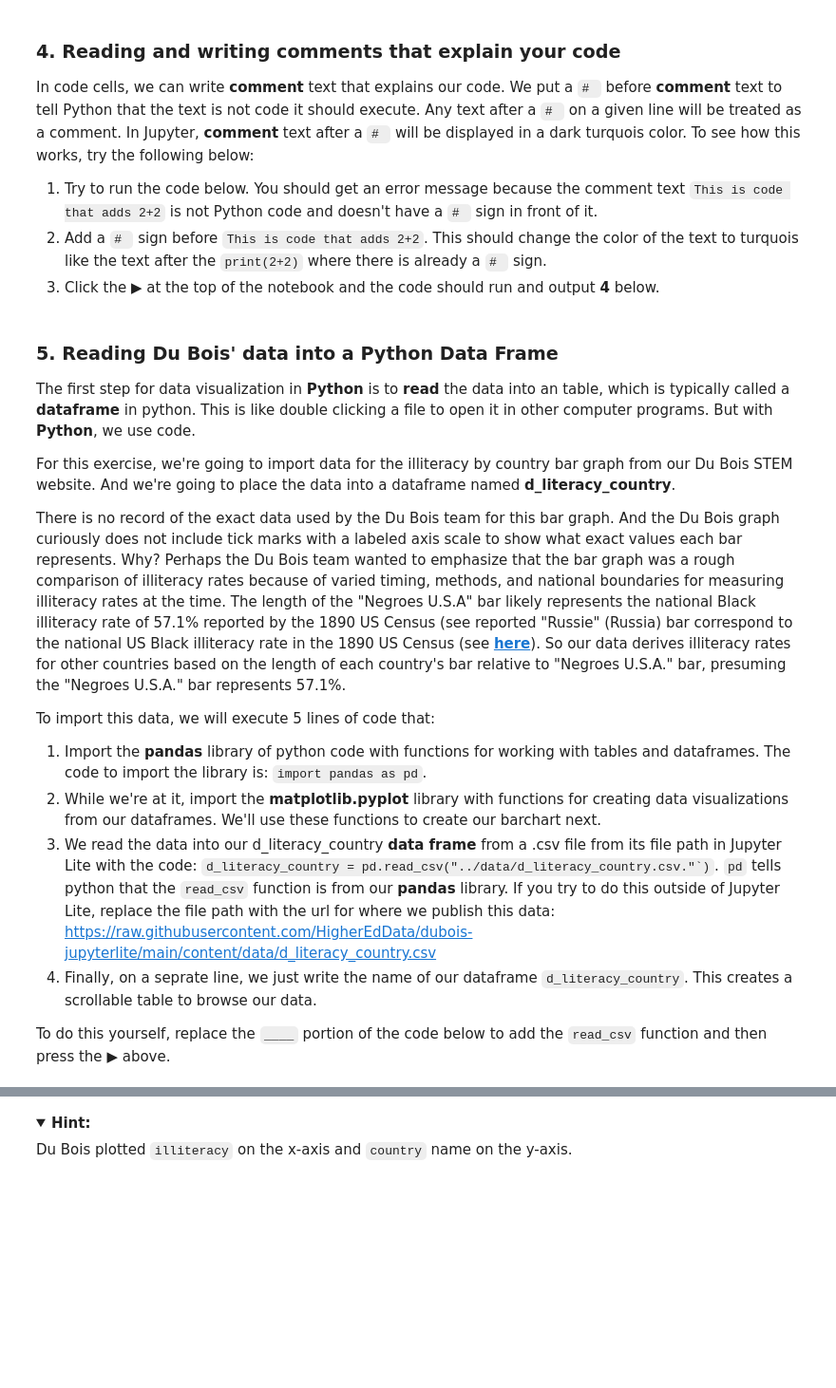
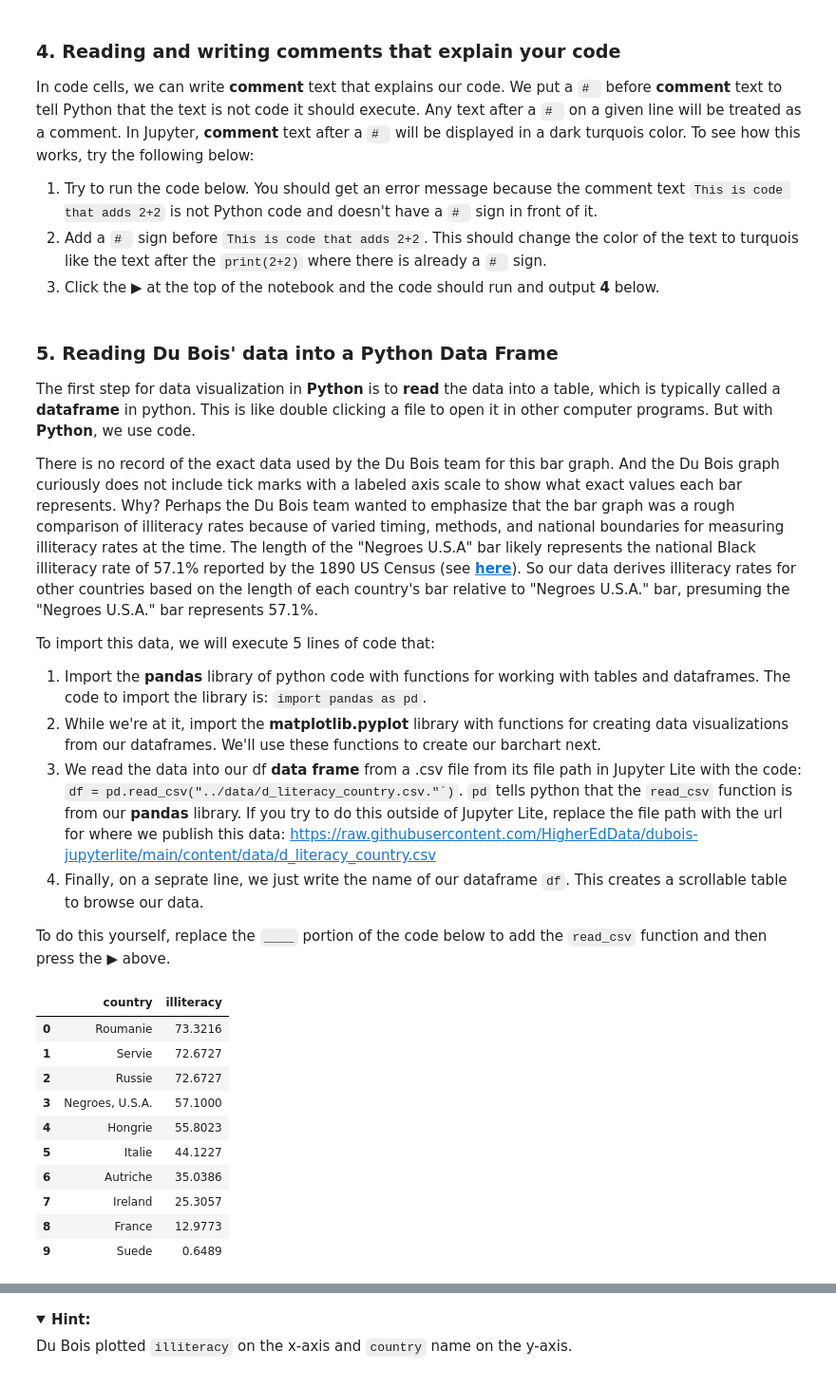
Before and after one commit to HigherEdData/dubois-jupyterlite, a Jupyter notebook: content/notebooks/py_literacy_biodiversity_bar.ipynb, the cells around one changed output, grey strips where cells are left out. Shown at 95% size. Cells and saved outputs as stored; diff of their text form; code cells hidden in the pictures; folded sections open; blank space fills up the shorter version.

````diff
--- a/content/notebooks/py_literacy_biodiversity_bar.ipynb
+++ b/content/notebooks/py_literacy_biodiversity_bar.ipynb
@@ -89,17 +98,15 @@ print(2+2) # the result of 2 +2 should be 4
 # %% [markdown]
 ### 5. Reading Du Bois' data into a Python Data Frame
 
-The first step for data visualization in **Python** is to **read** the data into an table, which is typically called a **dataframe** in python. This is like double clicking a file to open it in other computer programs. But with **Python**, we use code.
+The first step for data visualization in **Python** is to **read** the data into a table, which is typically called a **dataframe** in python. This is like double clicking a file to open it in other computer programs. But with **Python**, we use code.
 
-For this exercise, we're going to import data for the illiteracy by country bar graph from our Du Bois STEM website. And we're going to place the data into a dataframe named **d_literacy_country**.
-
-There is no record of the exact data used by the Du Bois team for this bar graph. And the Du Bois graph curiously does not include tick marks with a labeled axis scale to show what exact values each bar represents. Why? Perhaps the Du Bois team wanted to emphasize that the bar graph was a rough comparison of illiteracy rates because of varied timing, methods, and national boundaries for measuring illiteracy rates at the time. The length of the "Negroes U.S.A" bar likely represents the national Black illiteracy rate of 57.1% reported by the 1890 US Census (see  reported "Russie" (Russia) bar correspond to the national US Black illiteracy rate in the 1890 US Census (see **[here](https://www2.census.gov/library/publications/decennial/1900/bulletins/demographic/8-negroes-in-us-part-1.pdf)**). So our data derives illiteracy rates for other countries based on the length of each country's bar relative to "Negroes U.S.A." bar, presuming the "Negroes U.S.A." bar represents 57.1%.
+There is no record of the exact data used by the Du Bois team for this bar graph. And the Du Bois graph curiously does not include tick marks with a labeled axis scale to show what exact values each bar represents. Why? Perhaps the Du Bois team wanted to emphasize that the bar graph was a rough comparison of illiteracy rates because of varied timing, methods, and national boundaries for measuring illiteracy rates at the time. The length of the "Negroes U.S.A" bar likely represents the national Black illiteracy rate of 57.1% reported by the 1890 US Census (see **[here](https://www2.census.gov/library/publications/decennial/1900/bulletins/demographic/8-negroes-in-us-part-1.pdf)**). So our data derives illiteracy rates for other countries based on the length of each country's bar relative to "Negroes U.S.A." bar, presuming the "Negroes U.S.A." bar represents 57.1%.
 
 To import this data, we will execute 5 lines of code that:
 
 1. Import the **pandas** library of python code with functions for working with tables and dataframes. The code to import the library is: ```import pandas as pd```.
 2. While we're at it, import the **matplotlib.pyplot** library with functions for creating data visualizations from our dataframes. We'll use these functions to create our barchart next.
-3. We read the data into our d_literacy_country **data frame** from a .csv file from its file path in Jupyter Lite with the code: ```d_literacy_country = pd.read_csv("../data/d_literacy_country.csv."`)```. ```pd``` tells python that the ```read_csv``` function is from our **pandas** library. If you try to do this outside of Jupyter Lite, replace the file path with the url for where we publish this data: https://raw.githubusercontent.com/HigherEdData/dubois-jupyterlite/main/content/data/d_literacy_country.csv
-4. Finally, on a seprate line, we just write the name of our dataframe ```d_literacy_country```. This creates a scrollable table to browse our data.
+3. We read the data into our df **data frame** from a .csv file from its file path in Jupyter Lite with the code: ```df = pd.read_csv("../data/d_literacy_country.csv."`)```. ```pd``` tells python that the ```read_csv``` function is from our **pandas** library. If you try to do this outside of Jupyter Lite, replace the file path with the url for where we publish this data: https://raw.githubusercontent.com/HigherEdData/dubois-jupyterlite/main/content/data/d_literacy_country.csv
+4. Finally, on a seprate line, we just write the name of our dataframe ```df```. This creates a scrollable table to browse our data.
 
 To do this yourself, replace the ```____``` portion of the code below to add the ```read_csv``` function and then press the <span class="play-button">&#9654;</span> above.
@@ -117,3 +113,26 @@ d_literacy_country
+# %%
+# Import the pandas  library to work with tabular data (spreadsheets, CSV files, etc.)
+import pandas as pd
+
+# Import the matplotlib library to create charts and graphs
+import matplotlib.pyplot as plt
+
+# Load the data from a csv file into a table (DataFrame)
+df = pd.________("../data/d_literacy_country.csv")
+
+df
+# %% [output]
+|  | country | illiteracy |
+| 0 | Roumanie | 73.3216 |
+| 1 | Servie | 72.6727 |
+| 2 | Russie | 72.6727 |
+| 3 | Negroes, U.S.A. | 57.1000 |
+| 4 | Hongrie | 55.8023 |
+| 5 | Italie | 44.1227 |
+| 6 | Autriche | 35.0386 |
+| 7 | Ireland | 25.3057 |
+| 8 | France | 12.9773 |
+| 9 | Suede | 0.6489 |
 # %% [markdown]
 ### 6. Creating a Bar Graph
 
````
Also changed, not shown: parts of 35 cells of this notebook, 3 other files.
